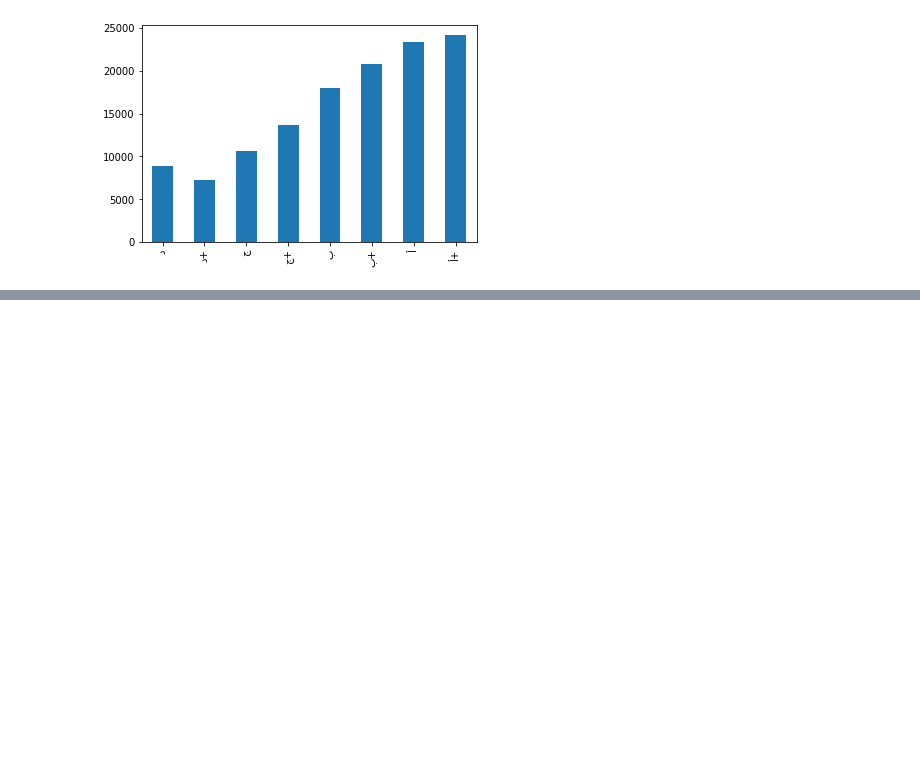
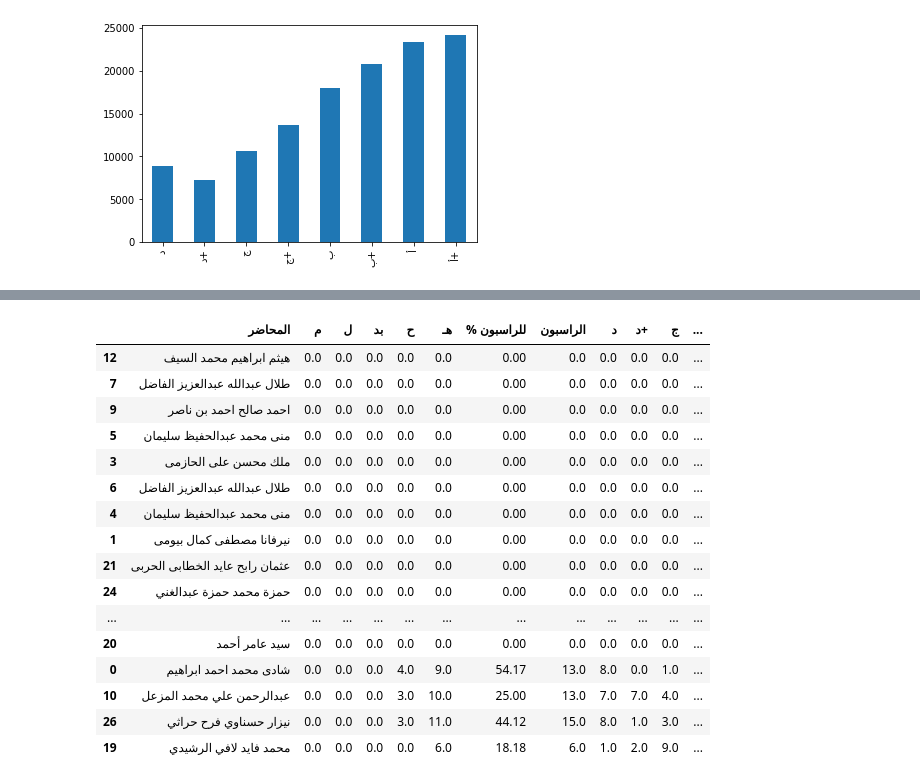
Before and after one commit to Hawzen/Experiments, a Jupyter notebook: gradez/Untitled.ipynb, the cells around one changed output, grey strips where cells are left out. Cells and saved outputs as stored; diff of their text form; code cells hidden in the pictures; blank space fills up the shorter version.

```diff
--- a/gradez/Untitled.ipynb
+++ b/gradez/Untitled.ipynb
@@ -67,0 +64,21 @@ table[grades].sum().plot.bar()
+# %%
+table["khalid_ratio"] = table["مسجل"] + table["الراسبون"] - table["الناجحون"]
+table[table["مسجل"] > 5].sort_values("khalid_ratio", ascending=False)[:150]
+# %% [output]
+|  | المحاضر | م | ل | بد | ح | هـ | % للراسبون | الراسبون | د | د+ | ج | ... |
+| 12 | هيثم ابراهيم محمد السيف | 0.0 | 0.0 | 0.0 | 0.0 | 0.0 | 0.00 | 0.0 | 0.0 | 0.0 | 0.0 | ... |
+| 7 | طلال عبدالله عبدالعزيز الفاضل | 0.0 | 0.0 | 0.0 | 0.0 | 0.0 | 0.00 | 0.0 | 0.0 | 0.0 | 0.0 | ... |
+| 9 | احمد صالح احمد بن ناصر | 0.0 | 0.0 | 0.0 | 0.0 | 0.0 | 0.00 | 0.0 | 0.0 | 0.0 | 0.0 | ... |
+| 5 | منى محمد عبدالحفيظ سليمان | 0.0 | 0.0 | 0.0 | 0.0 | 0.0 | 0.00 | 0.0 | 0.0 | 0.0 | 0.0 | ... |
+| 3 | ملك محسن على الحازمى | 0.0 | 0.0 | 0.0 | 0.0 | 0.0 | 0.00 | 0.0 | 0.0 | 0.0 | 0.0 | ... |
+| 6 | طلال عبدالله عبدالعزيز الفاضل | 0.0 | 0.0 | 0.0 | 0.0 | 0.0 | 0.00 | 0.0 | 0.0 | 0.0 | 0.0 | ... |
+| 4 | منى محمد عبدالحفيظ سليمان | 0.0 | 0.0 | 0.0 | 0.0 | 0.0 | 0.00 | 0.0 | 0.0 | 0.0 | 0.0 | ... |
+| 1 | نيرفانا مصطفى كمال بيومى | 0.0 | 0.0 | 0.0 | 0.0 | 0.0 | 0.00 | 0.0 | 0.0 | 0.0 | 0.0 | ... |
+| 21 | عثمان رابح عايد الخطابى الحربى | 0.0 | 0.0 | 0.0 | 0.0 | 0.0 | 0.00 | 0.0 | 0.0 | 0.0 | 0.0 | ... |
+| 24 | حمزة محمد حمزة عبدالغني | 0.0 | 0.0 | 0.0 | 0.0 | 0.0 | 0.00 | 0.0 | 0.0 | 0.0 | 0.0 | ... |
+| ... | ... | ... | ... | ... | ... | ... | ... | ... | ... | ... | ... | ... |
+| 20 | سيد عامر أحمد | 0.0 | 0.0 | 0.0 | 0.0 | 0.0 | 0.00 | 0.0 | 0.0 | 0.0 | 0.0 | ... |
+| 0 | شادى محمد احمد ابراهيم | 0.0 | 0.0 | 0.0 | 4.0 | 9.0 | 54.17 | 13.0 | 8.0 | 0.0 | 1.0 | ... |
+| 10 | عبدالرحمن علي محمد المزعل | 0.0 | 0.0 | 0.0 | 3.0 | 10.0 | 25.00 | 13.0 | 7.0 | 7.0 | 4.0 | ... |
+| 26 | نيزار حسناوي فرح حراثي | 0.0 | 0.0 | 0.0 | 3.0 | 11.0 | 44.12 | 15.0 | 8.0 | 1.0 | 3.0 | ... |
+| 19 | محمد فايد لافي الرشيدي | 0.0 | 0.0 | 0.0 | 0.0 | 6.0 | 18.18 | 6.0 | 1.0 | 2.0 | 9.0 | ... |
```
Also changed, not shown: parts of 4 cells of this notebook.
